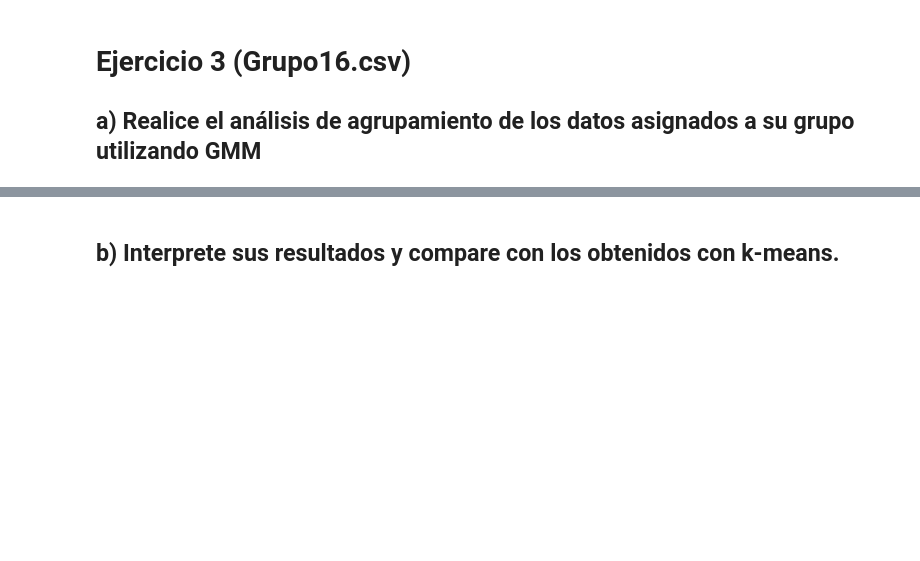
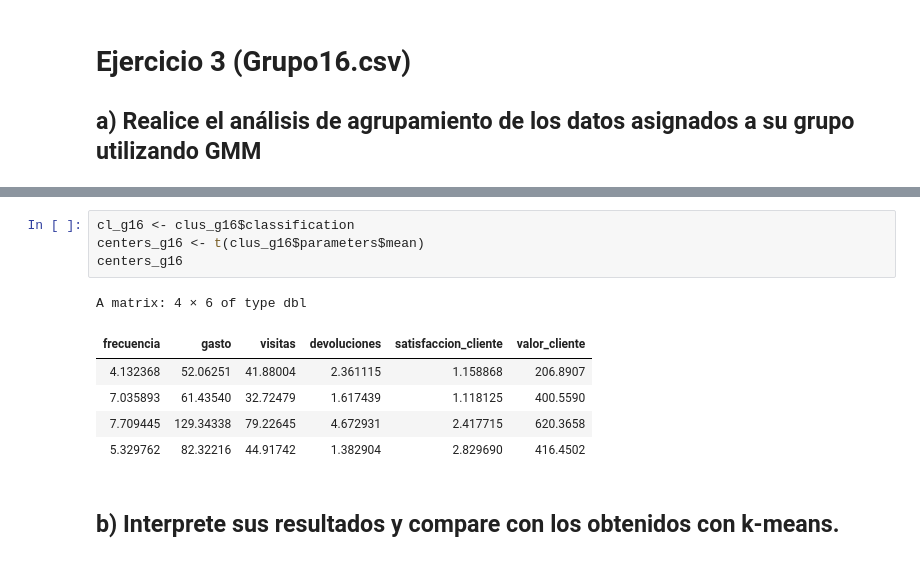
Before and after one commit to Tolally/info257-aprendizaje-de-maquinas-algoritmos-no-supervisados, a Jupyter notebook: Clustering2_Grupo16.ipynb, the cells around one changed output, grey strips where cells are left out. Drawn from its saved outputs; the diff is of its cells as text; blank space fills up the shorter version.

```diff
--- a/Clustering2_Grupo16.ipynb
+++ b/Clustering2_Grupo16.ipynb
@@ -108,2 +165,13 @@ Available components:
+# %%
+cl_g16 <- clus_g16$classification
+centers_g16 <- t(clus_g16$parameters$mean)
+centers_g16
+# %% [output]
+A matrix: 4 × 6 of type dbl
+| frecuencia | gasto | visitas | devoluciones | satisfaccion_cliente | valor_cliente |
+| 4.132368 | 52.06251 | 41.88004 | 2.361115 | 1.158868 | 206.8907 |
+| 7.035893 | 61.43540 | 32.72479 | 1.617439 | 1.118125 | 400.5590 |
+| 7.709445 | 129.34338 | 79.22645 | 4.672931 | 2.417715 | 620.3658 |
+| 5.329762 | 82.32216 | 44.91742 | 1.382904 | 2.829690 | 416.4502 |
 # %% [markdown]
 ## b) Interprete sus resultados y compare con los obtenidos con k-means.
```
Also changed, not shown: parts of 2 cells of this notebook.
